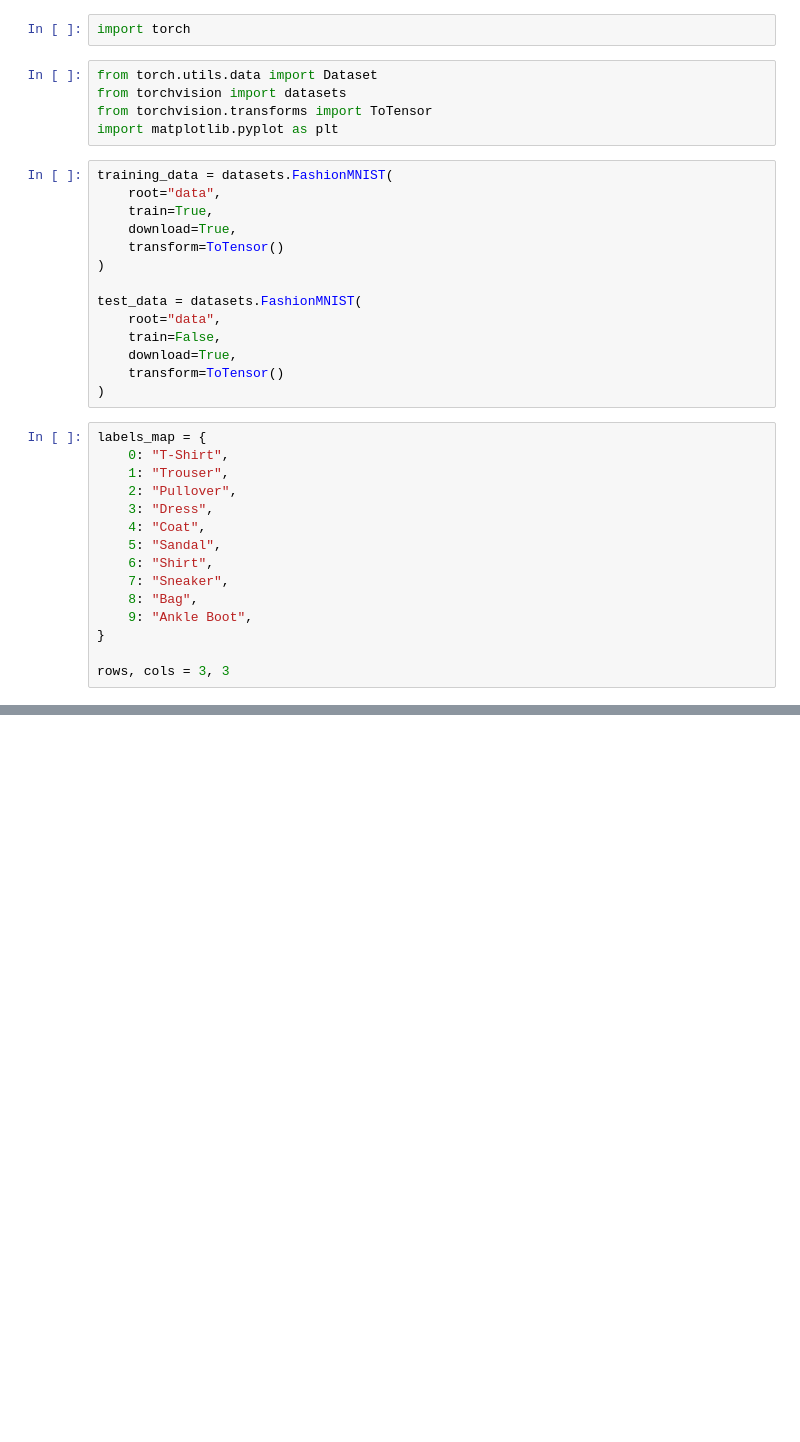
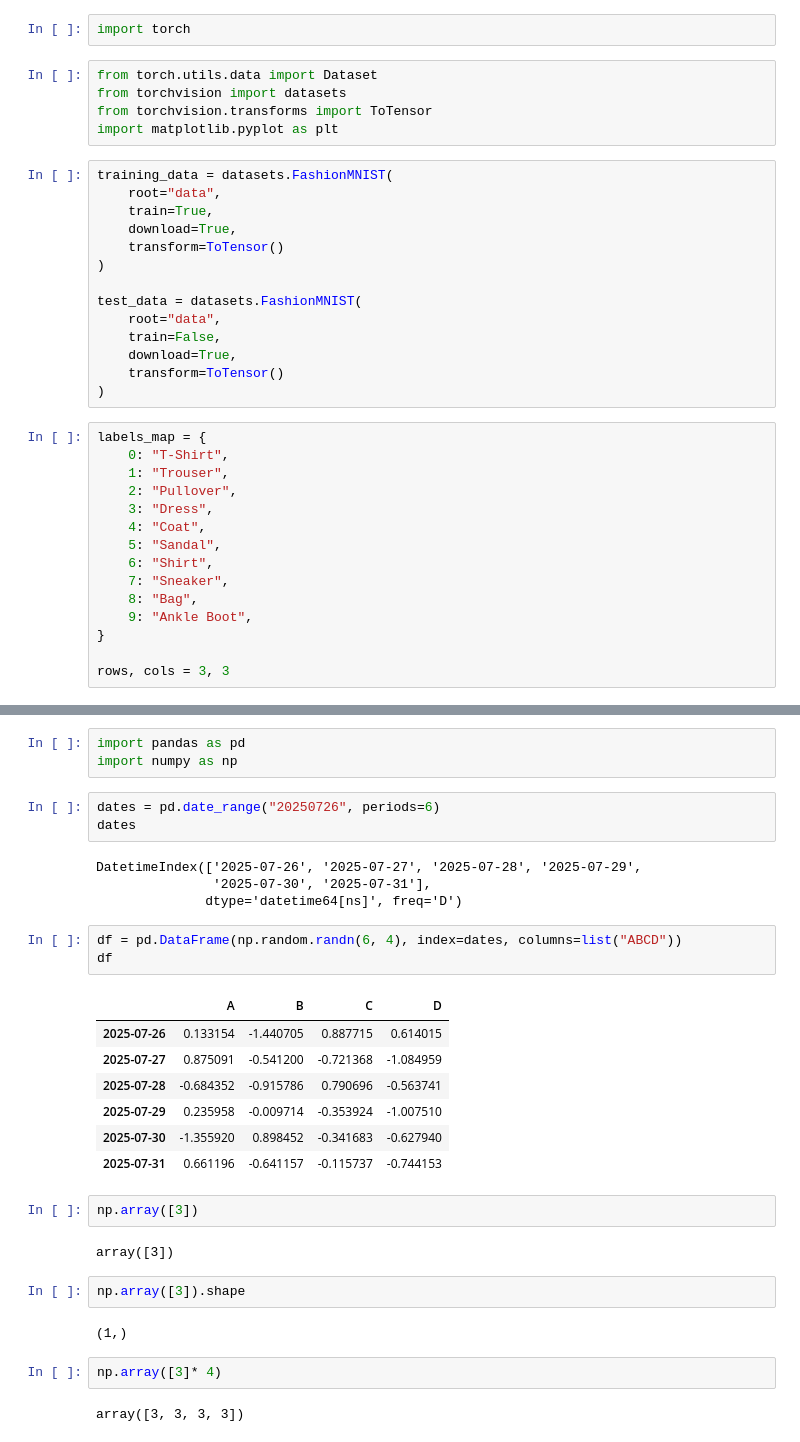
Before and after one commit to JaganMurugan/Learning, a Jupyter notebook: Torch_Datasets.ipynb, the cells around one changed output, grey strips where cells are left out. Drawn from its saved outputs; the diff is of its cells as text; blank space fills up the shorter version.

```diff
--- a/Torch_Datasets.ipynb
+++ b/Torch_Datasets.ipynb
@@ -53,0 +52,33 @@ plt.show()
+# %%
+import pandas as pd
+import numpy as np
+# %%
+dates = pd.date_range("20250726", periods=6)
+dates
+# %% [output]
+DatetimeIndex(['2025-07-26', '2025-07-27', '2025-07-28', '2025-07-29',
+               '2025-07-30', '2025-07-31'],
+              dtype='datetime64[ns]', freq='D')
+# %%
+df = pd.DataFrame(np.random.randn(6, 4), index=dates, columns=list("ABCD"))
+df
+# %% [output]
+|  | A | B | C | D |
+| 2025-07-26 | 0.133154 | -1.440705 | 0.887715 | 0.614015 |
+| 2025-07-27 | 0.875091 | -0.541200 | -0.721368 | -1.084959 |
+| 2025-07-28 | -0.684352 | -0.915786 | 0.790696 | -0.563741 |
+| 2025-07-29 | 0.235958 | -0.009714 | -0.353924 | -1.007510 |
+| 2025-07-30 | -1.355920 | 0.898452 | -0.341683 | -0.627940 |
+| 2025-07-31 | 0.661196 | -0.641157 | -0.115737 | -0.744153 |
+# %%
+np.array([3])
+# %% [output]
+array([3])
+# %%
+np.array([3]).shape
+# %% [output]
+(1,)
+# %%
+np.array([3]* 4)
+# %% [output]
+array([3, 3, 3, 3])
```
Also changed, not shown: parts of 33 cells of this notebook.
